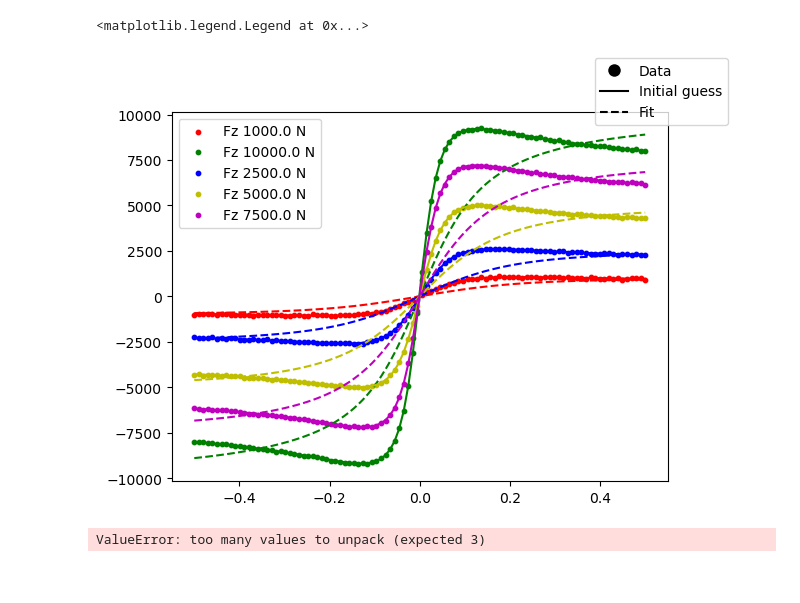
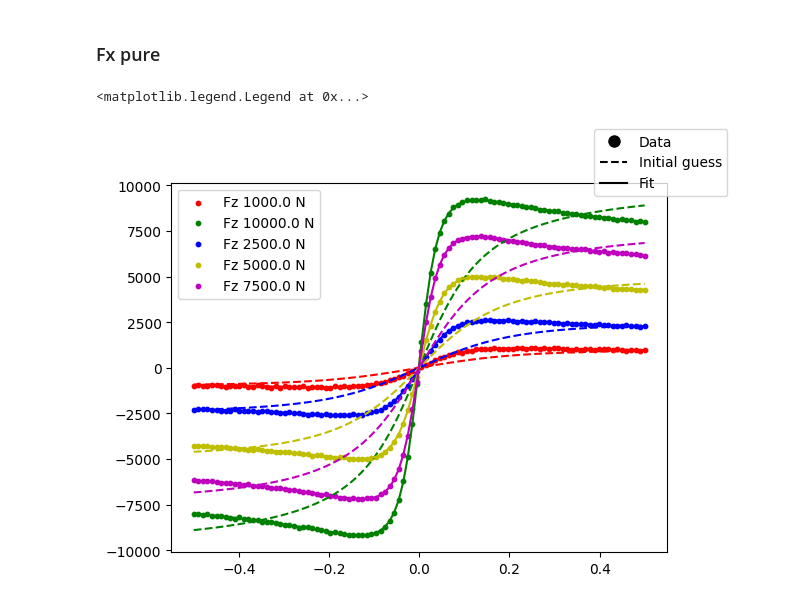
Before and after one commit to jmcavalcante/MFPy, a Jupyter notebook: fit_tir.ipynb, the cells around one changed output. Saved outputs shown, nothing was run; the diff lists cells and outputs as text; code cells hidden in the pictures.

```diff
--- a/fit_tir.ipynb
+++ b/fit_tir.ipynb
@@ -9,63 +5,38 @@ import matplotlib.pyplot as plt
 import pandas as pd
 from cycler import cycler
 from matplotlib.lines import Line2D
+# %% [markdown]
+### Fx pure
 # %%
-Fx_pure_folder = os.path.join(main_folder,r'sample\fit\Fx_pure')
-p_fit,initial_guess,Fz_nom,Fz_data,Fx_data,kappa_data,Fx_initial,Fx_fit = MFPy.Fit.Fx_pure(Fx_pure_folder,Fz_nom=None,full_output=2)
+Fx_pure_folder = r'samples\fit\Fx_pure'#Folder that contains the .csv files in the good. For more details check the MFPy_/fit.py or read the readme.md
 
+
+
+'''Calling the fit function for the Fx_Pure. The user can chose if he wants to inputs his own initial guess for the fitting process, the nominal force and
+the desired output. For initial_guess = None, the function will use a pre-built initial guess. For Fz_nom = None, the function will use the median of the
+Fz forces in the .csv file.
+For the output types, with full_output is None, the output will be only the fittted coefficients (p_fit) and the Fx_fitted. For a complete output, the user can
+can use the full_output = 2.
+'''
+
+p_fit,initial_guess,Fz_nom,Fz_data,Fx_data,kappa_data,Fx_initial,Fx_fit = MFPy_.Fit.Fx_pure(Fx_pure_folder,initial_guess = None,Fz_nom=None,full_output=2)
+
+
+#Plot settings
 colors = ['r', 'g', 'b', 'y', 'm', 'c']
 color_cycle = cycler(color=colors)
-ponto_preto = Line2D([0], [0], marker='o', color='w', markerfacecolor='k', markersize=10, label='Data')
-# Linha contínua
-linha_continua = Line2D([0], [1], color='black', label='Initial guess')
-# Linha tracejada
-linha_tracejada = Line2D([0], [1], color='black', linestyle='--', label='Fit')
+black_dot = Line2D([0], [0], marker='o', color='w', markerfacecolor='k', markersize=10, label='Data')
+line_initial_legend = Line2D([0], [1], color='black',linestyle='--', label='Initial guess')
+line_fit_legend = Line2D([0], [1], color='black', linestyle='-', label='Fit')
 plt.rc('axes', prop_cycle=color_cycle)
 fig, ax = plt.subplots()
 for i in range(len(Fz_data)):
     color = colors[i % len(colors)]
     ax.plot(kappa_data[i],Fx_initial[i],'--',color=color)
     ax.scatter(kappa_data[i],Fx_data[i],s=10,color=color,label='Fz {} N'.format(Fz_data[i]))
     ax.plot(kappa_data[i],Fx_fit[i],'-',color=color)
 ax.legend()
-fig.legend(handles=[ponto_preto, linha_continua, linha_tracejada], loc='upper right')
+fig.legend(handles=[black_dot, line_initial_legend, line_fit_legend], loc='upper right')
 # %% [output]
 <matplotlib.legend.Legend at 0x...>
-[figure, old version]
+[figure, new version]
-# %%
-#Fitting Fx pure
-
-"""The folder is only for the Fx_pure
-    The files must be named as the examples in the sample/fit/Fx_pure folder
-    FzXXXX.csv (sep = ';' with a column Fx and LSR)
-    XXXX means the vertical force used in that test in N
-    """
-Fx_pure_folder = os.path.join(main_folder,r'sample\fit\Fx_pure')
-p_fit_Fx0,p_init,Fz_nom = MFPy.Fit.Fx_pure(Fx_pure_folder,Fz_nom=None,full_output=2)
-
-#Plotting to compare data,initial guess and p_fit
-#Choosing Fz = 1000 and Fz = 5000
-data_Fz_1000,data_Fz_5000,data_Fz_10000 = pd.read_csv(os.path.join(Fx_pure_folder,'Fz1000.csv')),pd.read_csv(os.path.join(Fx_pure_folder,'Fz5000.csv')),pd.read_csv(os.path.join(Fx_pure_folder,'Fz10000.csv'))
-
-n_points = 100
-kappa = np.linspace(-0.5,0.5,n_points)
-Fz = np.ones(n_points)
-Fx_0_1000_init,Fx_0_5000_init = MFPy.Pacejka.Fx_pure((kappa,Fz*1000),*p_init,Fz_nom)[0],MFPy.Pacejka.Fx_pure((kappa,Fz*5000),*p_init,Fz_nom)[0]
-Fx_0_1000_fit,Fx_0_5000_fit = MFPy.Pacejka.Fx_pure((kappa,Fz*1000),*p_fit_Fx0,Fz_nom)[0],MFPy.Pacejka.Fx_pure((kappa,Fz*5000),*p_fit_Fx0,Fz_nom)[0]
-
-
-
-#Plotting
-plt.scatter(data_Fz_1000['LSR'],data_Fz_1000['Fx'],s=10,c='red')
-plt.plot(kappa,Fx_0_1000_init,'-',color='red')
-plt.plot(kappa,Fx_0_1000_fit,'--',color='red')
-
-plt.scatter(data_Fz_5000['LSR'],data_Fz_5000['Fx'],s=10,c='blue')
-plt.plot(kappa,Fx_0_5000_init,'-',color='blue')
-plt.plot(kappa,Fx_0_5000_fit,'--',color='blue')
-
-plt.legend(['Data','Initial Guess','Fit'])
-
-print(p_fit_Fx0)
-# %% [output]
-ValueError: too many values to unpack (expected 3)
```
Also changed, not shown: parts of 7 cells of this notebook.
